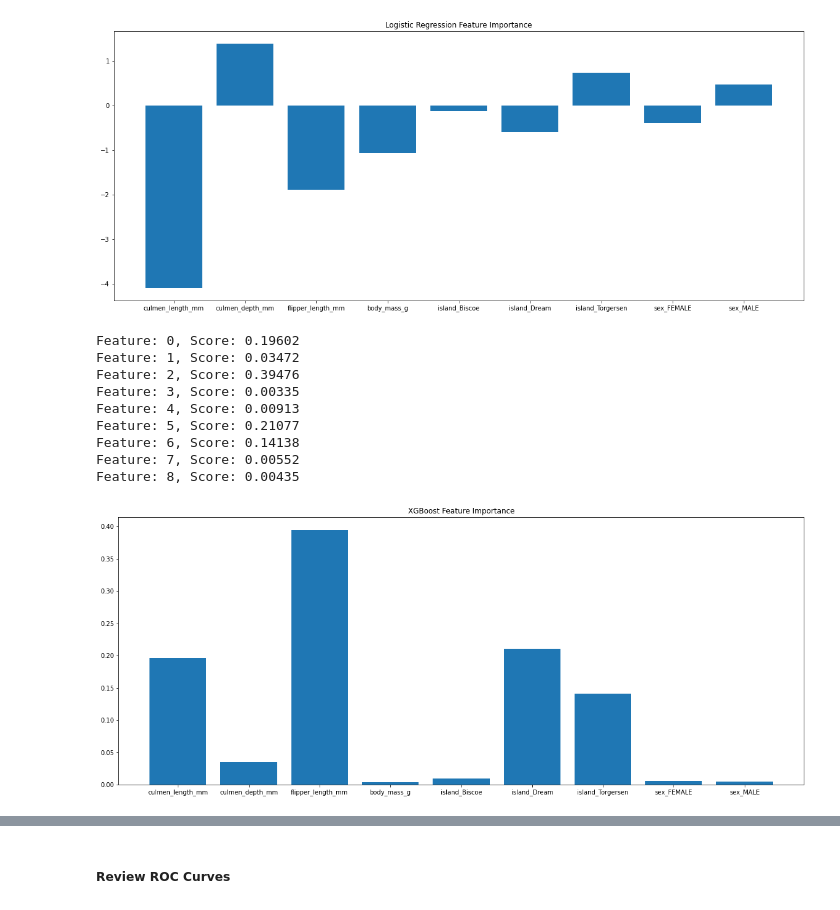
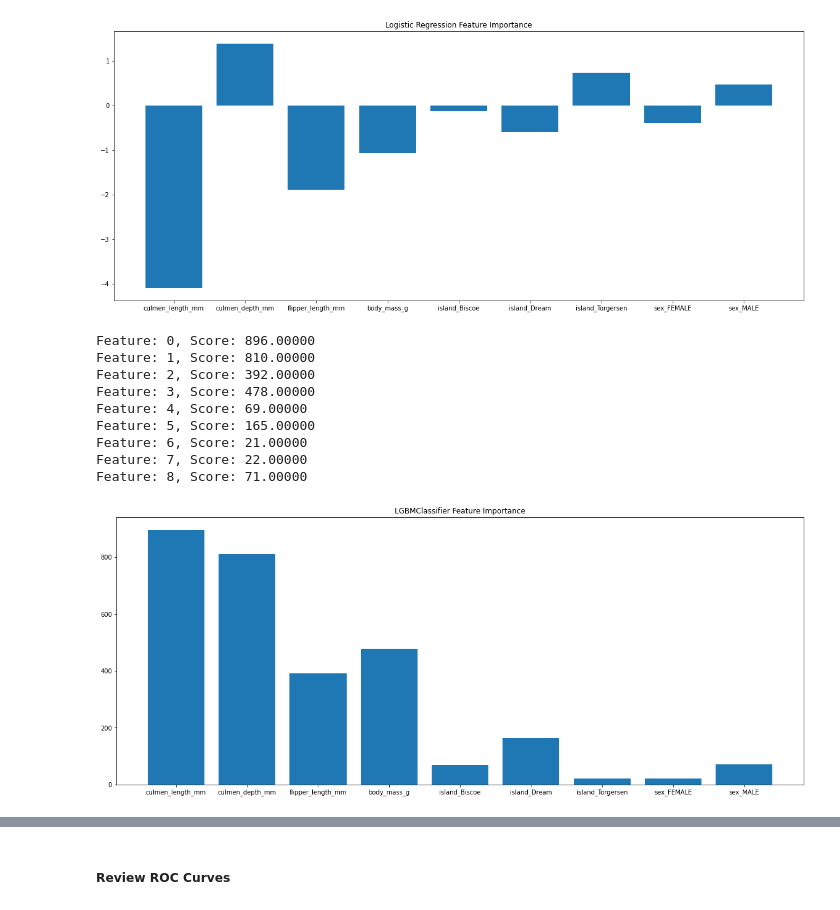
Before and after one commit to emekdahl/machine_learning_template, a Jupyter notebook: machine_learning_classification_template.ipynb, the cells around one changed output, grey strips where cells are left out. Cells and saved outputs as stored; diff of their text form; code cells hidden in the pictures.

Commit message:
fix imports and broken things

```diff
--- a/machine_learning_classification_template.ipynb
+++ b/machine_learning_classification_template.ipynb
@@ -223,7 +230,7 @@ dataset = ExperimentDataset()
 training_label = "training_label_column_name"
 # %%
 # https://www.kaggle.com/datasets/parulpandey/palmer-archipelago-antarctica-penguin-data?resource=download
-eda_data = dataset._load_data("./penguins_size.csv")
+eda_data = dataset._load_data("./data/penguins_size.csv")
 # %%
 eda_data.head()
 # %% [output]
@@ -1105,30 +1108,30 @@ Feature: 7, Score: -0.39121
 Feature: 8, Score: 0.47094
 [figure]
 # %%
-xgb_model = XGBClassifier()
+lgbm_model = LGBMClassifier()
 # fit the model
-xgb_model.fit(X_train, y_train)
+lgbm_model.fit(X_train, y_train)
 # get importance
-importance = xgb_model.feature_importances_
+importance = lgbm_model.feature_importances_
 # summarize feature importance
 for i, v in enumerate(importance):
     print("Feature: %0d, Score: %.5f" % (i, v))
 # plot feature importance
 plt.figure(figsize=(20, 8))
 plt.bar([x for x in X_train.columns], importance)
-plt.title("XGBoost Feature Importance")
+plt.title("LGBMClassifier Feature Importance")
 plt.show()
 print()
 # %% [output]
-Feature: 0, Score: 0.19602
-Feature: 1, Score: 0.03472
-Feature: 2, Score: 0.39476
-Feature: 3, Score: 0.00335
-Feature: 4, Score: 0.00913
-Feature: 5, Score: 0.21077
-Feature: 6, Score: 0.14138
-Feature: 7, Score: 0.00552
-Feature: 8, Score: 0.00435
+Feature: 0, Score: 896.00000
+Feature: 1, Score: 810.00000
+Feature: 2, Score: 392.00000
+Feature: 3, Score: 478.00000
+Feature: 4, Score: 69.00000
+Feature: 5, Score: 165.00000
+Feature: 6, Score: 21.00000
+Feature: 7, Score: 22.00000
+Feature: 8, Score: 71.00000
-[figure, old version]
+[figure, new version]
 # %%
 feature_importances = pd.DataFrame(
```
Also changed, not shown: parts of 16 cells of this notebook, 1 other file.
